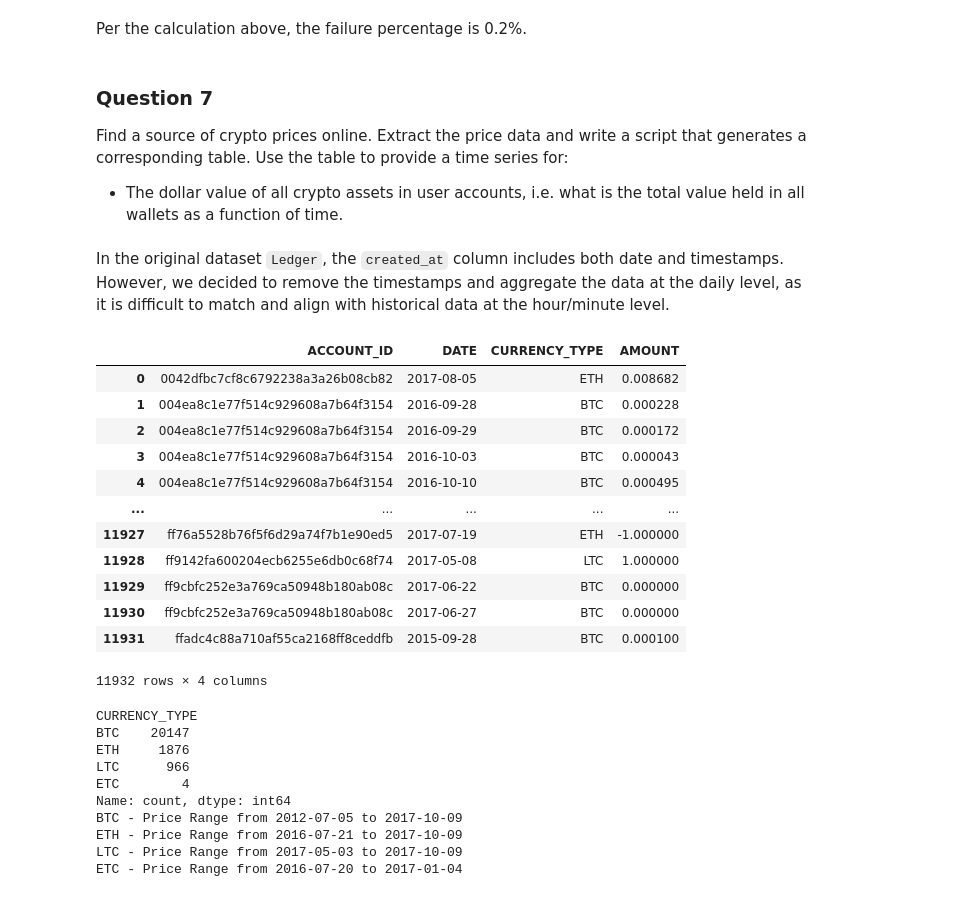
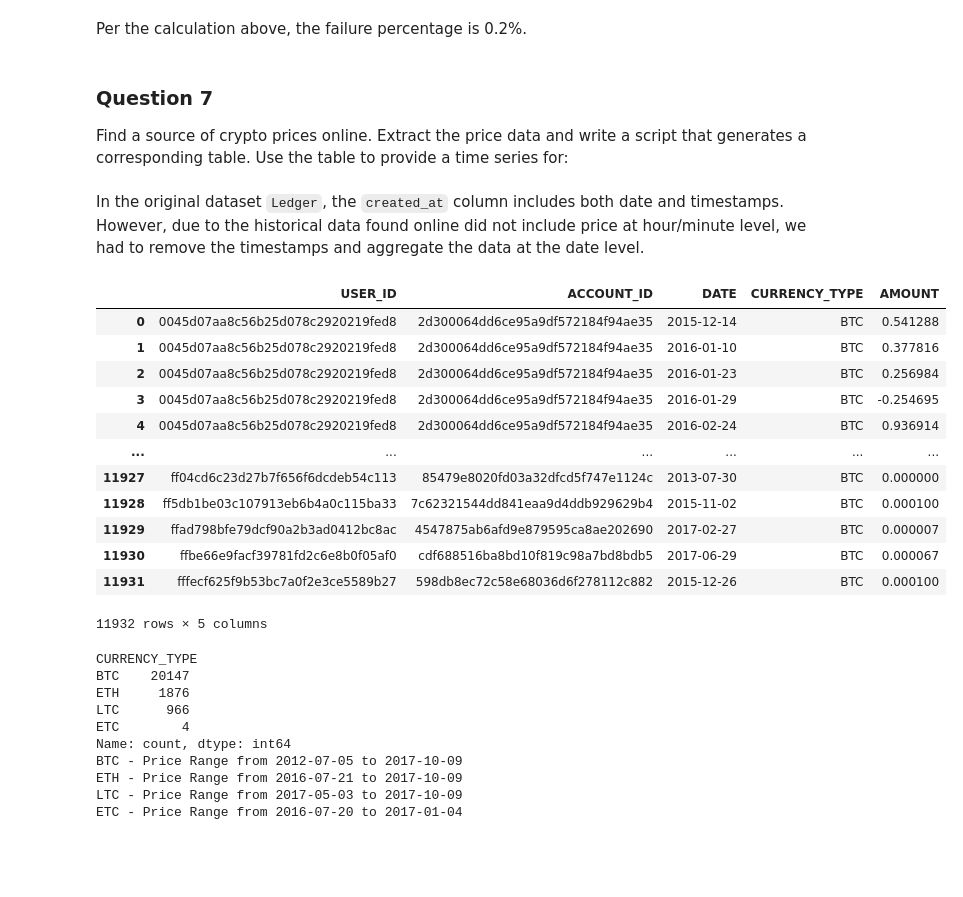
Before and after one commit to ycyuchengliu/coinbase_note, a Jupyter notebook: 00_coinbase_core_hw_notebook.ipynb, the cells around one changed output. Drawn from its saved outputs; the diff is of its cells as text; code cells hidden in the pictures; blank space fills up the shorter version.

```diff
--- a/00_coinbase_core_hw_notebook.ipynb
+++ b/00_coinbase_core_hw_notebook.ipynb
@@ -600,14 +600,14 @@ Per the calculation above, the failure percentage is 0.2%.
 # %% [markdown]
 ### **Question 7**
 Find a source of crypto prices online. Extract the price data and write a script that generates a corresponding table. Use the table to provide a time series for:
-- The dollar value of all crypto assets in user accounts, i.e. what is the total value held in all wallets as a function of time.
 # %%
 q7_a_query = f"""
             SELECT l.LEDGER_ENTRY_ID,
                    l. ACCOUNT_ID,
                    DATE(l.created_at) AS DATE,
                    l.amount,
-                   a.currency AS CURRENCY_TYPE
+                   a.currency AS CURRENCY_TYPE,
+                   a.user_id AS USER_ID
             FROM COINBASE.PUBLIC.LEDGER l
             LEFT JOIN COINBASE.PUBLIC.ACCOUNTS a
             ON l.account_id = a.account_id
@@ -618,25 +618,25 @@ q7_a_query = f"""
 df_ledger_full_table = get_sf_data(q7_a_query)
 #df_ledger_full_table.head(10)
 # %% [markdown]
-In the original dataset `Ledger`, the `created_at` column includes both date and timestamps. However, we decided to remove the timestamps and aggregate the data at the daily level, as it is difficult to match and align with historical data at the hour/minute level.
+In the original dataset `Ledger`, the `created_at` column includes both date and timestamps. However, due to the historical data found online did not include price at hour/minute level, we had to remove the timestamps and aggregate the data at the date level.
 # %%
-df_time_series = df_ledger_full_table.groupby(['ACCOUNT_ID', 'DATE', 'CURRENCY_TYPE']).agg({'AMOUNT': 'sum'}).reset_index()
+df_time_series = df_ledger_full_table.groupby(['USER_ID', 'ACCOUNT_ID', 'DATE', 'CURRENCY_TYPE']).agg({'AMOUNT': 'sum'}).reset_index()
 #time_series_df[time_series_df['ACCOUNT_ID'] == '00933f73f7f29ec5cf2fc878a2c33f0a']
 df_time_series
 # %% [output]
-|  | ACCOUNT_ID | DATE | CURRENCY_TYPE | AMOUNT |
-| 0 | 0042dfbc7cf8c6792238a3a26b08cb82 | 2017-08-05 | ETH | 0.008682 |
-| 1 | 004ea8c1e77f514c929608a7b64f3154 | 2016-09-28 | BTC | 0.000228 |
-| 2 | 004ea8c1e77f514c929608a7b64f3154 | 2016-09-29 | BTC | 0.000172 |
-| 3 | 004ea8c1e77f514c929608a7b64f3154 | 2016-10-03 | BTC | 0.000043 |
-| 4 | 004ea8c1e77f514c929608a7b64f3154 | 2016-10-10 | BTC | 0.000495 |
-| ... | ... | ... | ... | ... |
-| 11927 | ff76a5528b76f5f6d29a74f7b1e90ed5 | 2017-07-19 | ETH | -1.000000 |
-| 11928 | ff9142fa600204ecb6255e6db0c68f74 | 2017-05-08 | LTC | 1.000000 |
-| 11929 | ff9cbfc252e3a769ca50948b180ab08c | 2017-06-22 | BTC | 0.000000 |
-| 11930 | ff9cbfc252e3a769ca50948b180ab08c | 2017-06-27 | BTC | 0.000000 |
-| 11931 | ffadc4c88a710af55ca2168ff8ceddfb | 2015-09-28 | BTC | 0.000100 |
+|  | USER_ID | ACCOUNT_ID | DATE | CURRENCY_TYPE | AMOUNT |
+| 0 | 0045d07aa8c56b25d078c2920219fed8 | 2d300064dd6ce95a9df572184f94ae35 | 2015-12-14 | BTC | 0.541288 |
+| 1 | 0045d07aa8c56b25d078c2920219fed8 | 2d300064dd6ce95a9df572184f94ae35 | 2016-01-10 | BTC | 0.377816 |
+| 2 | 0045d07aa8c56b25d078c2920219fed8 | 2d300064dd6ce95a9df572184f94ae35 | 2016-01-23 | BTC | 0.256984 |
+| 3 | 0045d07aa8c56b25d078c2920219fed8 | 2d300064dd6ce95a9df572184f94ae35 | 2016-01-29 | BTC | -0.254695 |
+| 4 | 0045d07aa8c56b25d078c2920219fed8 | 2d300064dd6ce95a9df572184f94ae35 | 2016-02-24 | BTC | 0.936914 |
+| ... | ... | ... | ... | ... | ... |
+| 11927 | ff04cd6c23d27b7f656f6dcdeb54c113 | 85479e8020fd03a32dfcd5f747e1124c | 2013-07-30 | BTC | 0.000000 |
+| 11928 | ff5db1be03c107913eb6b4a0c115ba33 | 7c62321544dd841eaa9d4ddb929629b4 | 2015-11-02 | BTC | 0.000100 |
+| 11929 | ffad798bfe79dcf90a2b3ad0412bc8ac | 4547875ab6afd9e879595ca8ae202690 | 2017-02-27 | BTC | 0.000007 |
+| 11930 | ffbe66e9facf39781fd2c6e8b0f05af0 | cdf688516ba8bd10f819c98a7bd8bdb5 | 2017-06-29 | BTC | 0.000067 |
+| 11931 | fffecf625f9b53bc7a0f2e3ce5589b27 | 598db8ec72c58e68036d6f278112c882 | 2015-12-26 | BTC | 0.000100 |
-11932 rows × 4 columns
+11932 rows × 5 columns
 # %%
 print(df_ledger_full_table['CURRENCY_TYPE'].value_counts())
 print("BTC - Price Range from", df_ledger_full_table[df_ledger_full_table['CURRENCY_TYPE']=='BTC']['DATE'].min(), "to", df_ledger_full_table[df_ledger_full_table['CURRENCY_TYPE']=='BTC']['DATE'].max())
```
Also changed, not shown: parts of 17 cells of this notebook, 13 other files.
